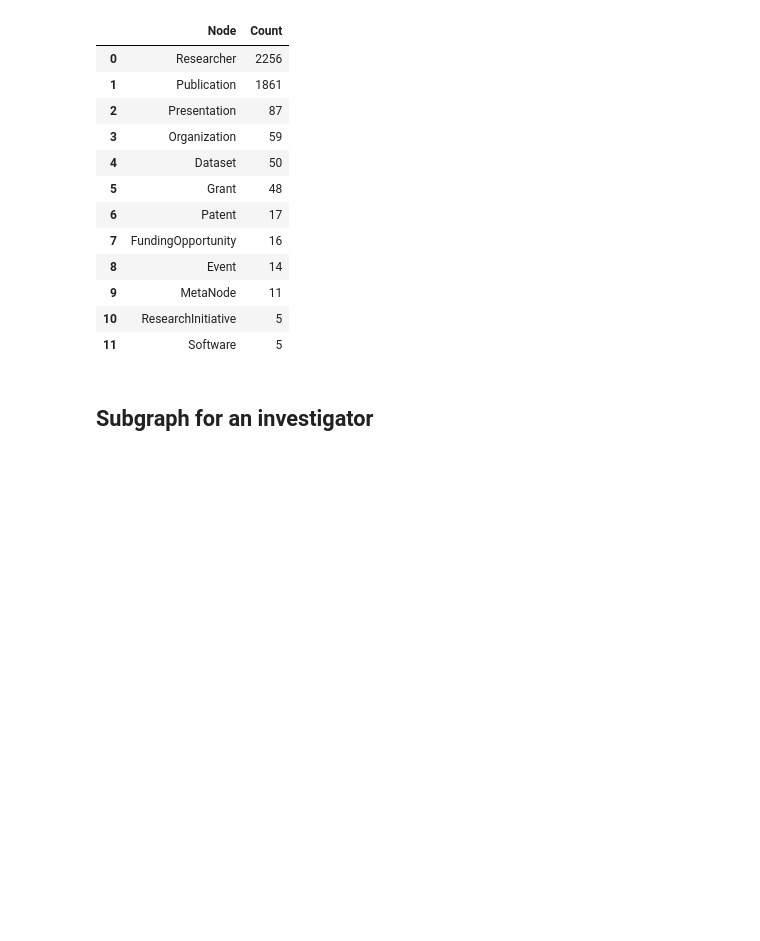
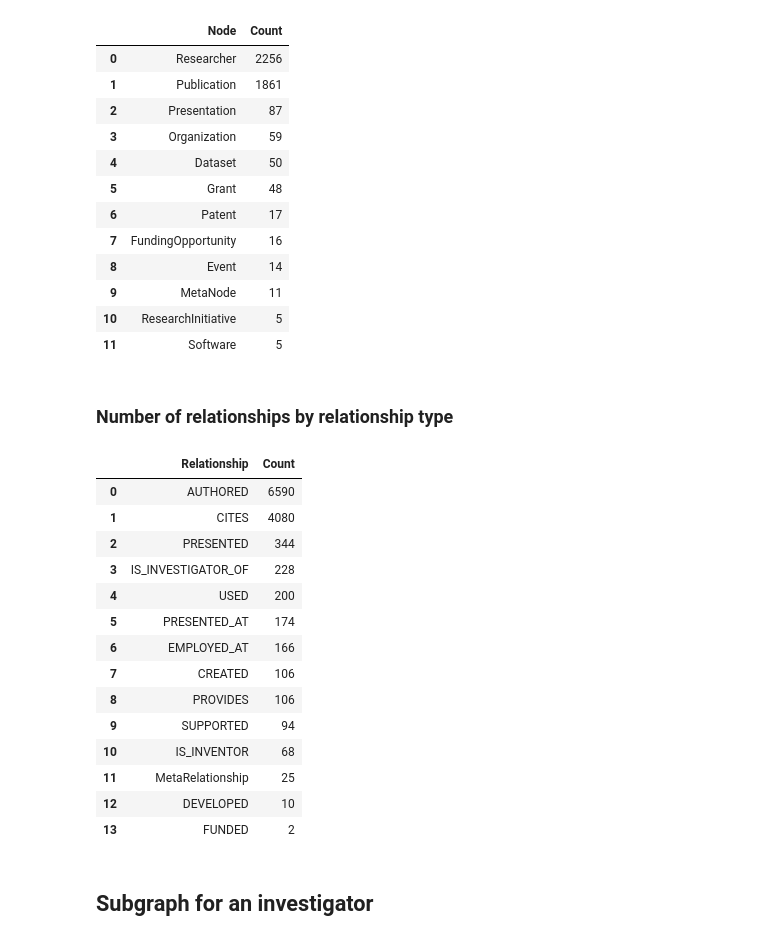
Before and after one commit to radxrad/radx-kg, a Jupyter notebook: notebooks/visualization/ExampleQueries_colab.ipynb, the cells around one changed output. Saved outputs shown, nothing was run; the diff lists cells and outputs as text; code cells hidden in the pictures; blank space fills up the shorter version.

```diff
--- a/notebooks/visualization/ExampleQueries_colab.ipynb
+++ b/notebooks/visualization/ExampleQueries_colab.ipynb
@@ -173,6 +178,30 @@ graph.run(query).to_data_frame()
 | 9 | MetaNode | 11 |
 | 10 | ResearchInitiative | 5 |
 | 11 | Software | 5 |
+# %% [markdown]
+### Number of relationships by relationship type
+# %%
+query = """
+MATCH ()-[r]-() RETURN DISTINCT TYPE(r) AS Relationship, COUNT(r) AS Count
+ORDER BY Count DESC
+"""
+graph.run(query).to_data_frame()
+# %% [output]
+|  | Relationship | Count |
+| 0 | AUTHORED | 6590 |
+| 1 | CITES | 4080 |
+| 2 | PRESENTED | 344 |
+| 3 | IS_INVESTIGATOR_OF | 228 |
+| 4 | USED | 200 |
+| 5 | PRESENTED_AT | 174 |
+| 6 | EMPLOYED_AT | 166 |
+| 7 | CREATED | 106 |
+| 8 | PROVIDES | 106 |
+| 9 | SUPPORTED | 94 |
+| 10 | IS_INVENTOR | 68 |
+| 11 | MetaRelationship | 25 |
+| 12 | DEVELOPED | 10 |
+| 13 | FUNDED | 2 |
 # %% [markdown]
 ## Subgraph for an investigator <a class="anchor" id="Subgraph"></a>
 # %% [markdown]
```
Also changed, not shown: parts of 18 cells of this notebook, 1 other file.
